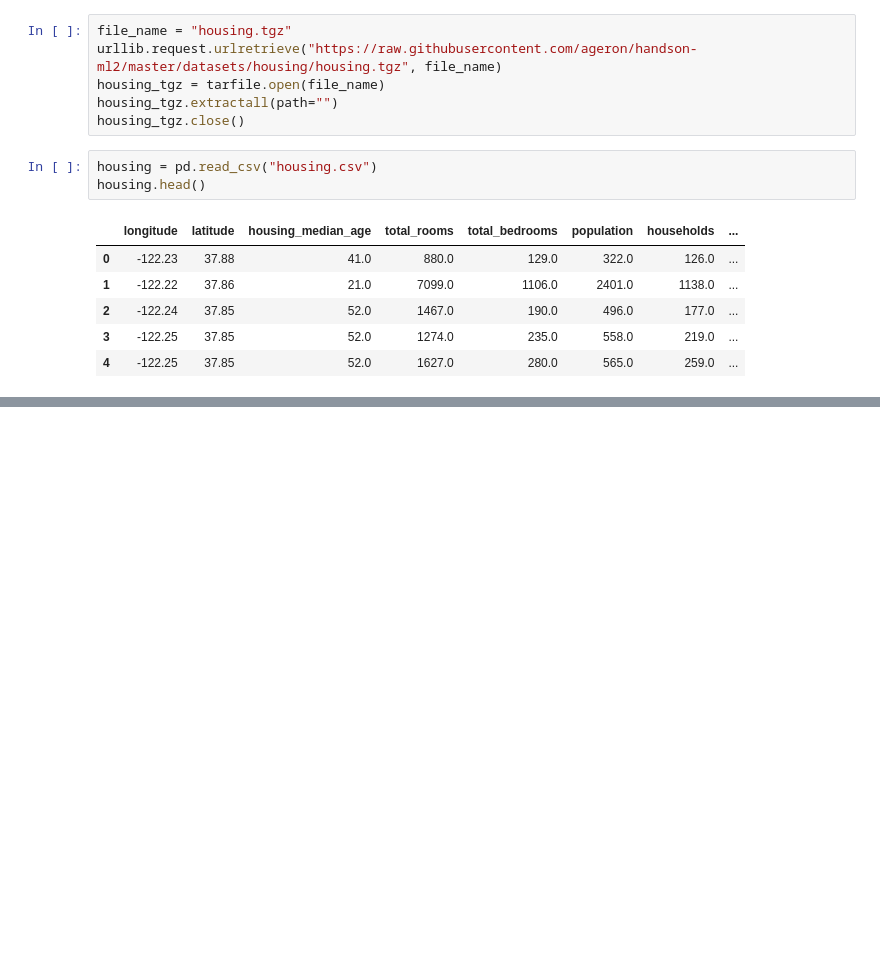
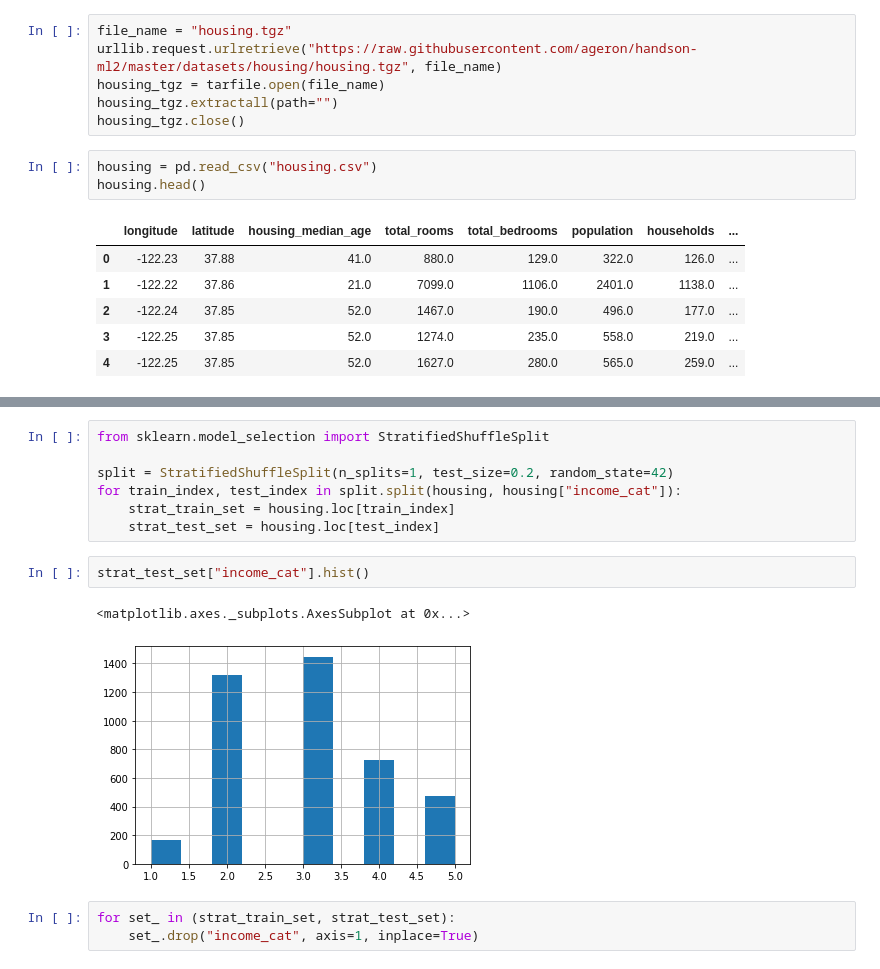
Before and after one commit to tokuga96/predict_housing_prices_california, a Jupyter notebook: colab.ipynb, the cells around one changed output, grey strips where cells are left out. Drawn from its saved outputs; the diff is of its cells as text; blank space fills up the shorter version.

```diff
--- a/colab.ipynb
+++ b/colab.ipynb
@@ -26,0 +101,15 @@ housing.head()
+# %%
+from sklearn.model_selection import StratifiedShuffleSplit
+
+split = StratifiedShuffleSplit(n_splits=1, test_size=0.2, random_state=42)
+for train_index, test_index in split.split(housing, housing["income_cat"]):
+    strat_train_set = housing.loc[train_index]
+    strat_test_set = housing.loc[test_index]
+# %%
+strat_test_set["income_cat"].hist()
+# %% [output]
+<matplotlib.axes._subplots.AxesSubplot at 0x...>
+[figure, added]
+# %%
+for set_ in (strat_train_set, strat_test_set):
+    set_.drop("income_cat", axis=1, inplace=True)
```
Also changed, not shown: parts of 9 cells of this notebook.
